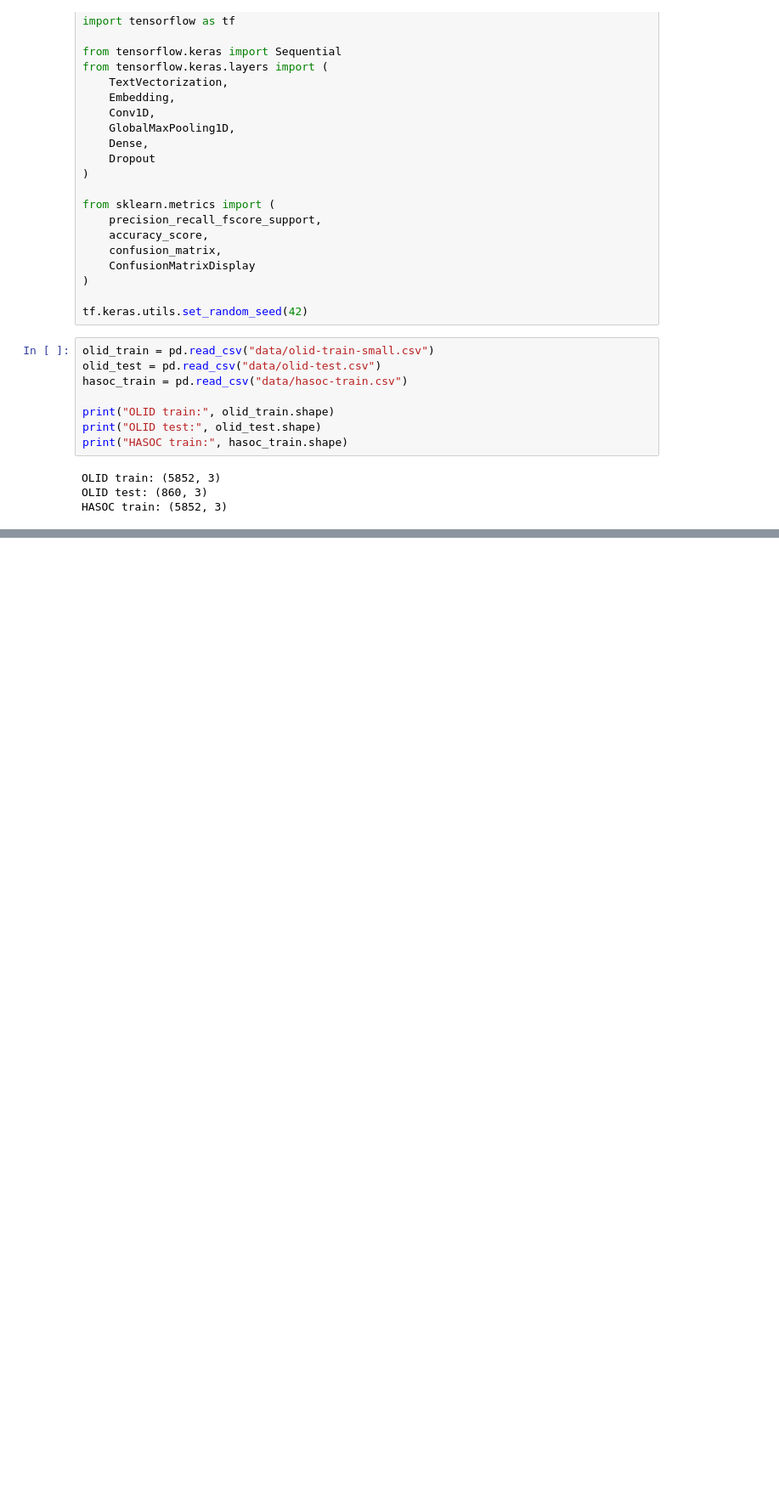
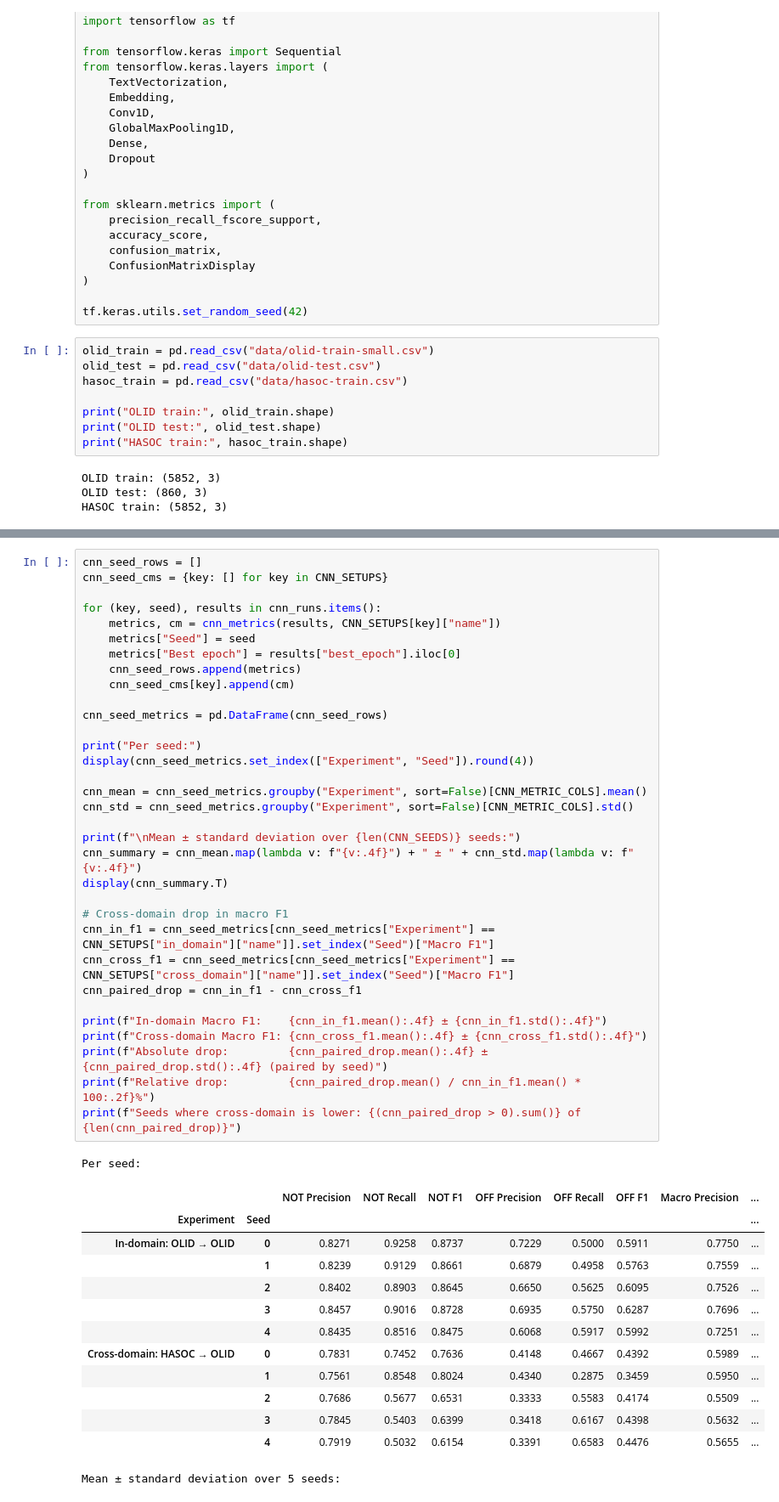
Before and after one commit to s4ddo/subjective-assignment-3, a Jupyter notebook: CNN.ipynb, the cells around one changed output, grey strips where cells are left out. Shown at 85% size. Cells and saved outputs as stored; diff of their text form; blank space fills up the shorter version.

```diff
--- a/CNN.ipynb
+++ b/CNN.ipynb
@@ -239,0 +179,48 @@ False negatives: 152
+# %%
+cnn_seed_rows = []
+cnn_seed_cms = {key: [] for key in CNN_SETUPS}
+
+for (key, seed), results in cnn_runs.items():
+    metrics, cm = cnn_metrics(results, CNN_SETUPS[key]["name"])
+    metrics["Seed"] = seed
+    metrics["Best epoch"] = results["best_epoch"].iloc[0]
+    cnn_seed_rows.append(metrics)
+    cnn_seed_cms[key].append(cm)
+
+cnn_seed_metrics = pd.DataFrame(cnn_seed_rows)
+
+print("Per seed:")
+display(cnn_seed_metrics.set_index(["Experiment", "Seed"]).round(4))
+
+cnn_mean = cnn_seed_metrics.groupby("Experiment", sort=False)[CNN_METRIC_COLS].mean()
+cnn_std = cnn_seed_metrics.groupby("Experiment", sort=False)[CNN_METRIC_COLS].std()
+
+print(f"\nMean ± standard deviation over {len(CNN_SEEDS)} seeds:")
+cnn_summary = cnn_mean.map(lambda v: f"{v:.4f}") + " ± " + cnn_std.map(lambda v: f"{v:.4f}")
+display(cnn_summary.T)
+
+# Cross-domain drop in macro F1
+cnn_in_f1 = cnn_seed_metrics[cnn_seed_metrics["Experiment"] == CNN_SETUPS["in_domain"]["name"]].set_index("Seed")["Macro F1"]
+cnn_cross_f1 = cnn_seed_metrics[cnn_seed_metrics["Experiment"] == CNN_SETUPS["cross_domain"]["name"]].set_index("Seed")["Macro F1"]
+cnn_paired_drop = cnn_in_f1 - cnn_cross_f1
+
+print(f"In-domain Macro F1:    {cnn_in_f1.mean():.4f} ± {cnn_in_f1.std():.4f}")
+print(f"Cross-domain Macro F1: {cnn_cross_f1.mean():.4f} ± {cnn_cross_f1.std():.4f}")
+print(f"Absolute drop:         {cnn_paired_drop.mean():.4f} ± {cnn_paired_drop.std():.4f} (paired by seed)")
+print(f"Relative drop:         {cnn_paired_drop.mean() / cnn_in_f1.mean() * 100:.2f}%")
+print(f"Seeds where cross-domain is lower: {(cnn_paired_drop > 0).sum()} of {len(cnn_paired_drop)}")
+# %% [output]
+Per seed:
+|  |  | NOT Precision | NOT Recall | NOT F1 | OFF Precision | OFF Recall | OFF F1 | Macro Precision | ... |
+| Experiment | Seed |  |  |  |  |  |  |  | ... |
+| In-domain: OLID → OLID | 0 | 0.8271 | 0.9258 | 0.8737 | 0.7229 | 0.5000 | 0.5911 | 0.7750 | ... |
+|  | 1 | 0.8239 | 0.9129 | 0.8661 | 0.6879 | 0.4958 | 0.5763 | 0.7559 | ... |
+|  | 2 | 0.8402 | 0.8903 | 0.8645 | 0.6650 | 0.5625 | 0.6095 | 0.7526 | ... |
+|  | 3 | 0.8457 | 0.9016 | 0.8728 | 0.6935 | 0.5750 | 0.6287 | 0.7696 | ... |
+|  | 4 | 0.8435 | 0.8516 | 0.8475 | 0.6068 | 0.5917 | 0.5992 | 0.7251 | ... |
+| Cross-domain: HASOC → OLID | 0 | 0.7831 | 0.7452 | 0.7636 | 0.4148 | 0.4667 | 0.4392 | 0.5989 | ... |
+|  | 1 | 0.7561 | 0.8548 | 0.8024 | 0.4340 | 0.2875 | 0.3459 | 0.5950 | ... |
+|  | 2 | 0.7686 | 0.5677 | 0.6531 | 0.3333 | 0.5583 | 0.4174 | 0.5509 | ... |
+|  | 3 | 0.7845 | 0.5403 | 0.6399 | 0.3418 | 0.6167 | 0.4398 | 0.5632 | ... |
+|  | 4 | 0.7919 | 0.5032 | 0.6154 | 0.3391 | 0.6583 | 0.4476 | 0.5655 | ... |
+Mean ± standard deviation over 5 seeds:
```
Also changed, not shown: parts of 13 cells of this notebook, 10 other files.
